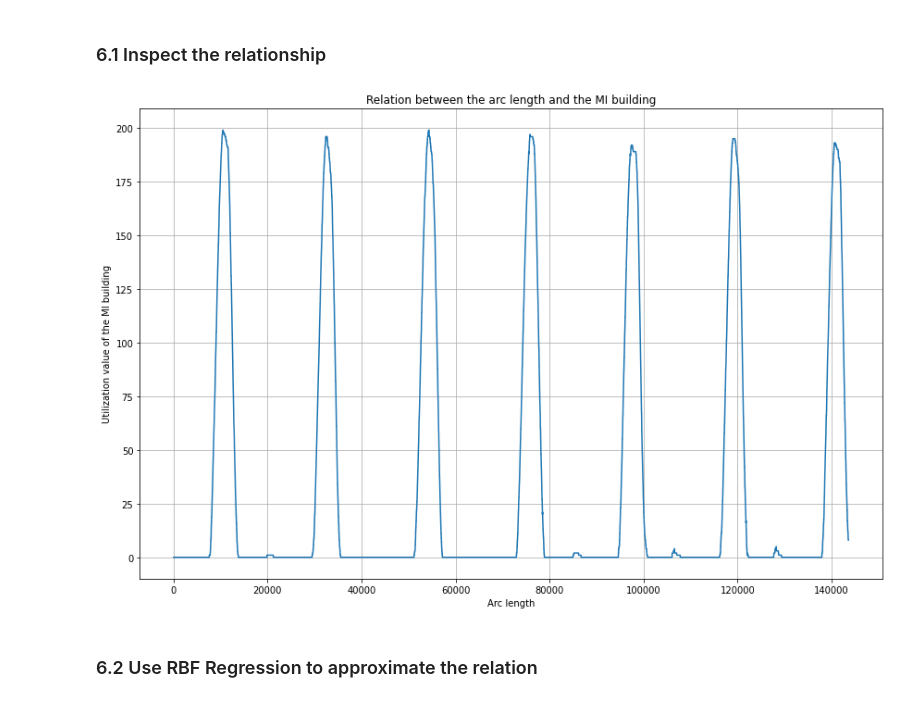
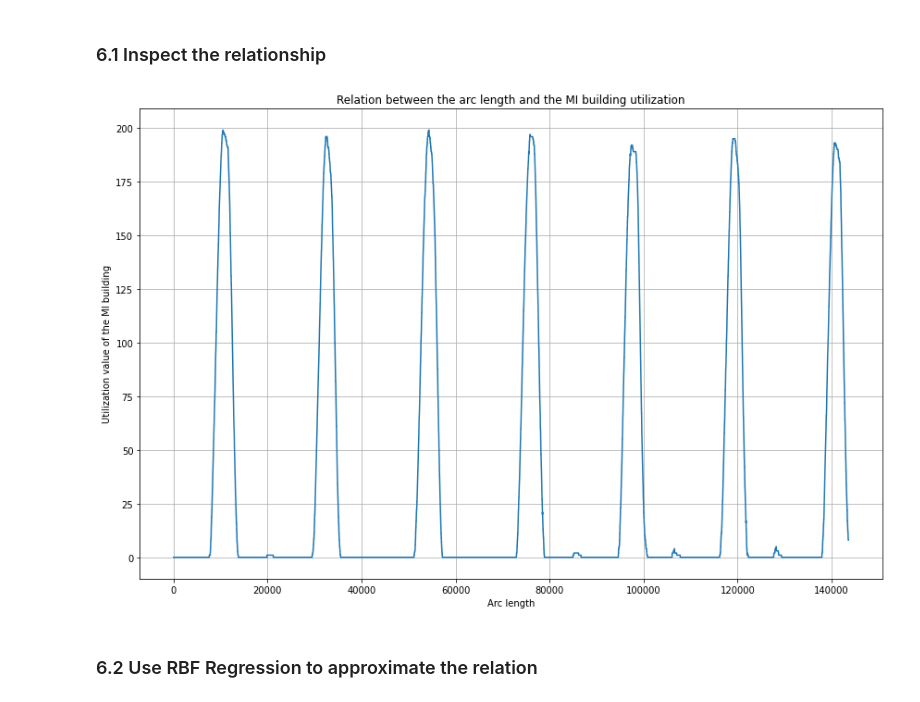
Before and after one commit to sonmikrafft-uni-MLCMS/ex5, a Jupyter notebook: task_5.ipynb, the cells around one changed output. Saved outputs shown, nothing was run; the diff lists cells and outputs as text; code cells hidden in the pictures.

```diff
--- a/task_5.ipynb
+++ b/task_5.ipynb
@@ -249,14 +251,14 @@ We want to find a mapping $f(x): \mathbf{R} \rightarrow \mathbf{R}$ that maps fr
 # %%
 fig, ax = plt.subplots(figsize=(12, 8))
 ax.plot(state_space_arc_length, df.iloc[: state_space_arc_length.shape[0], 0])
 ax.set_xlabel("Arc length")
 ax.set_ylabel("Utilization value of the MI building")
-ax.set_title("Relation between the arc length and the MI building")
+ax.set_title("Relation between the arc length and the MI building utilization")
 ax.grid(True)
 fig.tight_layout()
 fig.savefig("plots/5_state_space_relation_arc_length_mi_building.pdf", bbox_inches="tight")
 # %% [output]
-[figure, old version]
+[figure, new version]
 # %% [markdown]
 ### 6.2 Use RBF Regression to approximate the relation
 # %%
```
Also changed, not shown: parts of 3 cells of this notebook.
